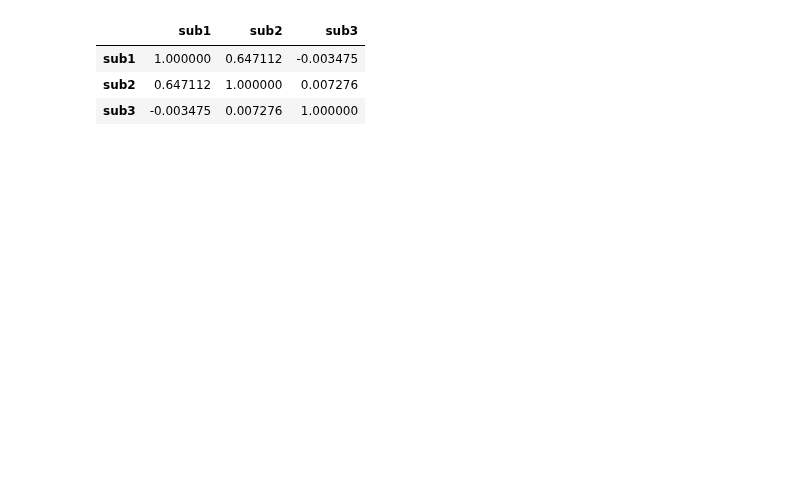
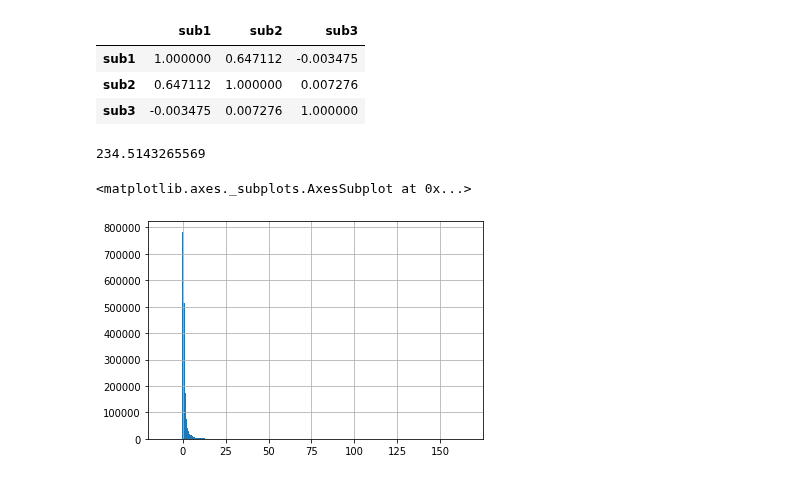
Before and after one commit to MitsuruFujiwara/M5-Forecasting-Accuracy, a Jupyter notebook: src/903_blending.ipynb, the cells around one changed output. Cells and saved outputs as stored; diff of their text form; code cells hidden in the pictures; blank space fills up the shorter version.

```diff
--- a/src/903_blending.ipynb
+++ b/src/903_blending.ipynb
@@ -36,3 +36,12 @@ sub[['sub1','sub2','sub3']].corr()
 | sub1 | 1.000000 | 0.647112 | -0.003475 |
 | sub2 | 0.647112 | 1.000000 | 0.007276 |
 | sub3 | -0.003475 | 0.007276 | 1.000000 |
+# %%
+sub1.sub1.max()
+# %% [output]
+234.5143265569
+# %%
+sub3.sub3.hist(bins=255)
+# %% [output]
+<matplotlib.axes._subplots.AxesSubplot at 0x...>
+[figure, added]
```
Also changed, not shown: 2 other files.
